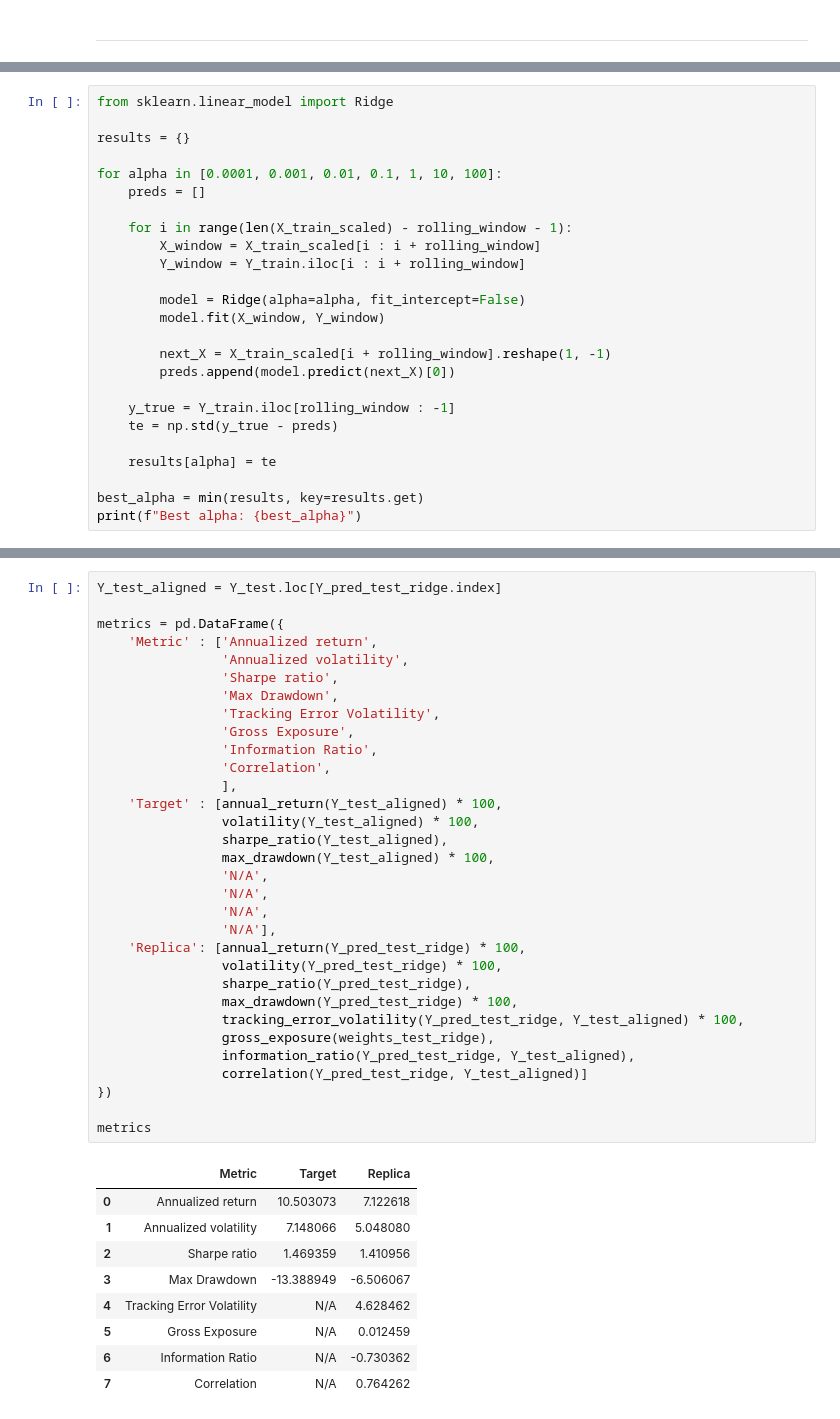
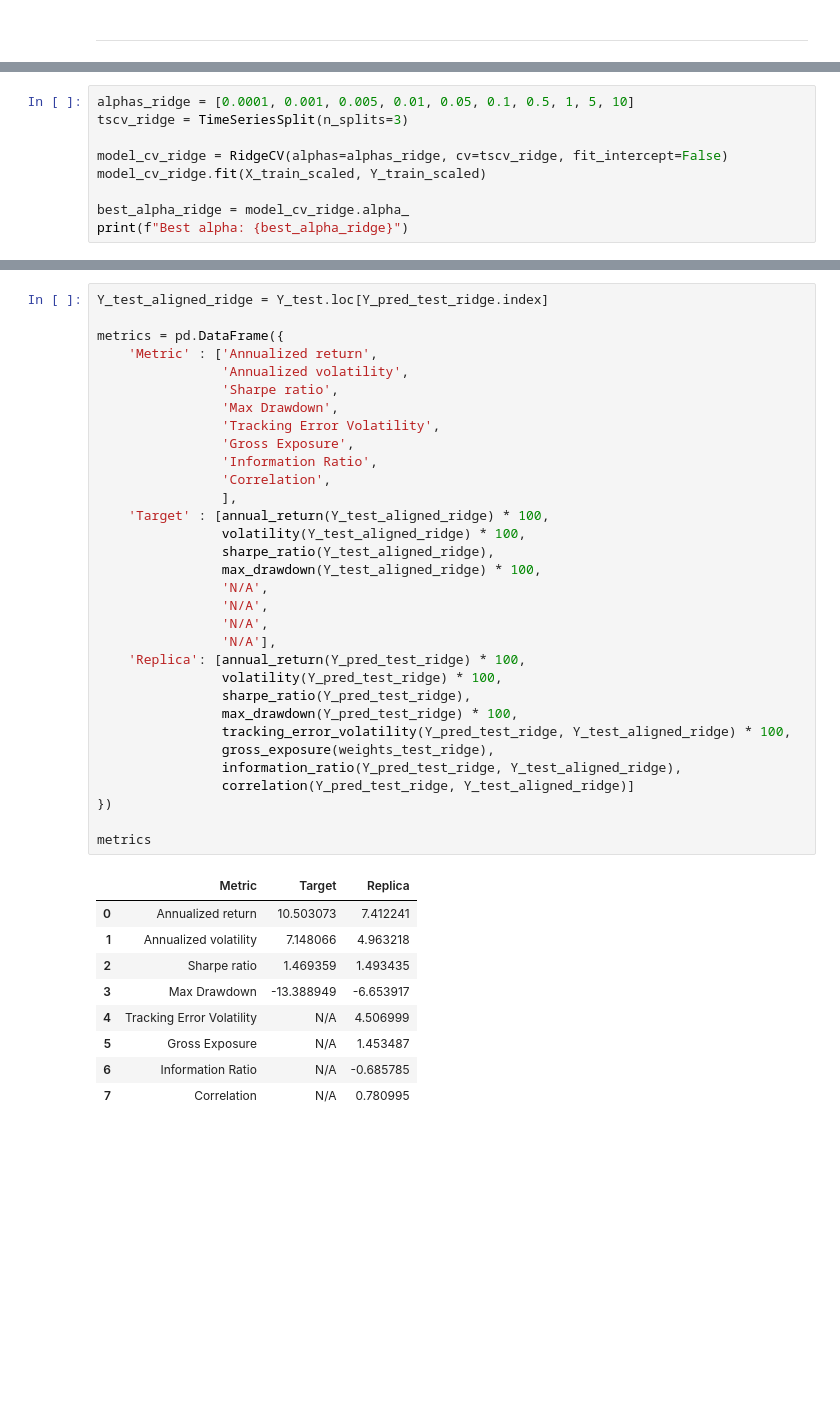
Before and after one commit to tommybaresi-creator/fintech-group-work, a Jupyter notebook: BusinessCase3/StatisticalModels.ipynb, the cells around one changed output, grey strips where cells are left out. Cells and saved outputs as stored; diff of their text form; blank space fills up the shorter version.

```diff
--- a/BusinessCase3/StatisticalModels.ipynb
+++ b/BusinessCase3/StatisticalModels.ipynb
@@ -217,26 +267,10 @@ Sweep su alpha
 # %%
-from sklearn.linear_model import Ridge
+alphas_ridge = [0.0001, 0.001, 0.005, 0.01, 0.05, 0.1, 0.5, 1, 5, 10]
+tscv_ridge = TimeSeriesSplit(n_splits=3)
 
-results = {}
+model_cv_ridge = RidgeCV(alphas=alphas_ridge, cv=tscv_ridge, fit_intercept=False)
+model_cv_ridge.fit(X_train_scaled, Y_train_scaled)
 
-for alpha in [0.0001, 0.001, 0.01, 0.1, 1, 10, 100]:
-    preds = []
-
-    for i in range(len(X_train_scaled) - rolling_window - 1):
-        X_window = X_train_scaled[i : i + rolling_window]
-        Y_window = Y_train.iloc[i : i + rolling_window]
-
-        model = Ridge(alpha=alpha, fit_intercept=False)
-        model.fit(X_window, Y_window)
-
-        next_X = X_train_scaled[i + rolling_window].reshape(1, -1)
-        preds.append(model.predict(next_X)[0])
-
-    y_true = Y_train.iloc[rolling_window : -1]
-    te = np.std(y_true - preds)
-
-    results[alpha] = te
-
-best_alpha = min(results, key=results.get)
-print(f"Best alpha: {best_alpha}")
+best_alpha_ridge = model_cv_ridge.alpha_
+print(f"Best alpha: {best_alpha_ridge}")
 # %% [output]
@@ -293,44 +334,44 @@ Y_pred_test_ridge = pd.Series(predicted_returns_test_ridge, index=dates_test_rid
 # %%
-Y_test_aligned = Y_test.loc[Y_pred_test_ridge.index]
+Y_test_aligned_ridge = Y_test.loc[Y_pred_test_ridge.index]
 
 metrics = pd.DataFrame({
     'Metric' : ['Annualized return',
                 'Annualized volatility',
                 'Sharpe ratio',
                 'Max Drawdown',
                 'Tracking Error Volatility',
                 'Gross Exposure',
                 'Information Ratio',
                 'Correlation',
                 ],
-    'Target' : [annual_return(Y_test_aligned) * 100,
-                volatility(Y_test_aligned) * 100,
-                sharpe_ratio(Y_test_aligned),
-                max_drawdown(Y_test_aligned) * 100,
+    'Target' : [annual_return(Y_test_aligned_ridge) * 100,
+                volatility(Y_test_aligned_ridge) * 100,
+                sharpe_ratio(Y_test_aligned_ridge),
+                max_drawdown(Y_test_aligned_ridge) * 100,
                 'N/A',
                 'N/A',
                 'N/A',
                 'N/A'],
     'Replica': [annual_return(Y_pred_test_ridge) * 100,
                 volatility(Y_pred_test_ridge) * 100,
                 sharpe_ratio(Y_pred_test_ridge),
                 max_drawdown(Y_pred_test_ridge) * 100,
-                tracking_error_volatility(Y_pred_test_ridge, Y_test_aligned) * 100,
+                tracking_error_volatility(Y_pred_test_ridge, Y_test_aligned_ridge) * 100,
                 gross_exposure(weights_test_ridge),
-                information_ratio(Y_pred_test_ridge, Y_test_aligned),
-                correlation(Y_pred_test_ridge, Y_test_aligned)]
+                information_ratio(Y_pred_test_ridge, Y_test_aligned_ridge),
+                correlation(Y_pred_test_ridge, Y_test_aligned_ridge)]
 })
 
 metrics
 # %% [output]
 |  | Metric | Target | Replica |
-| 0 | Annualized return | 10.503073 | 7.122618 |
-| 1 | Annualized volatility | 7.148066 | 5.048080 |
-| 2 | Sharpe ratio | 1.469359 | 1.410956 |
-| 3 | Max Drawdown | -13.388949 | -6.506067 |
-| 4 | Tracking Error Volatility | N/A | 4.628462 |
-| 5 | Gross Exposure | N/A | 0.012459 |
-| 6 | Information Ratio | N/A | -0.730362 |
-| 7 | Correlation | N/A | 0.764262 |
+| 0 | Annualized return | 10.503073 | 7.412241 |
+| 1 | Annualized volatility | 7.148066 | 4.963218 |
+| 2 | Sharpe ratio | 1.469359 | 1.493435 |
+| 3 | Max Drawdown | -13.388949 | -6.653917 |
+| 4 | Tracking Error Volatility | N/A | 4.506999 |
+| 5 | Gross Exposure | N/A | 1.453487 |
+| 6 | Information Ratio | N/A | -0.685785 |
+| 7 | Correlation | N/A | 0.780995 |
 # %%
 plt.figure(figsize=(12, 6))
```
Also changed, not shown: parts of 67 cells of this notebook.
